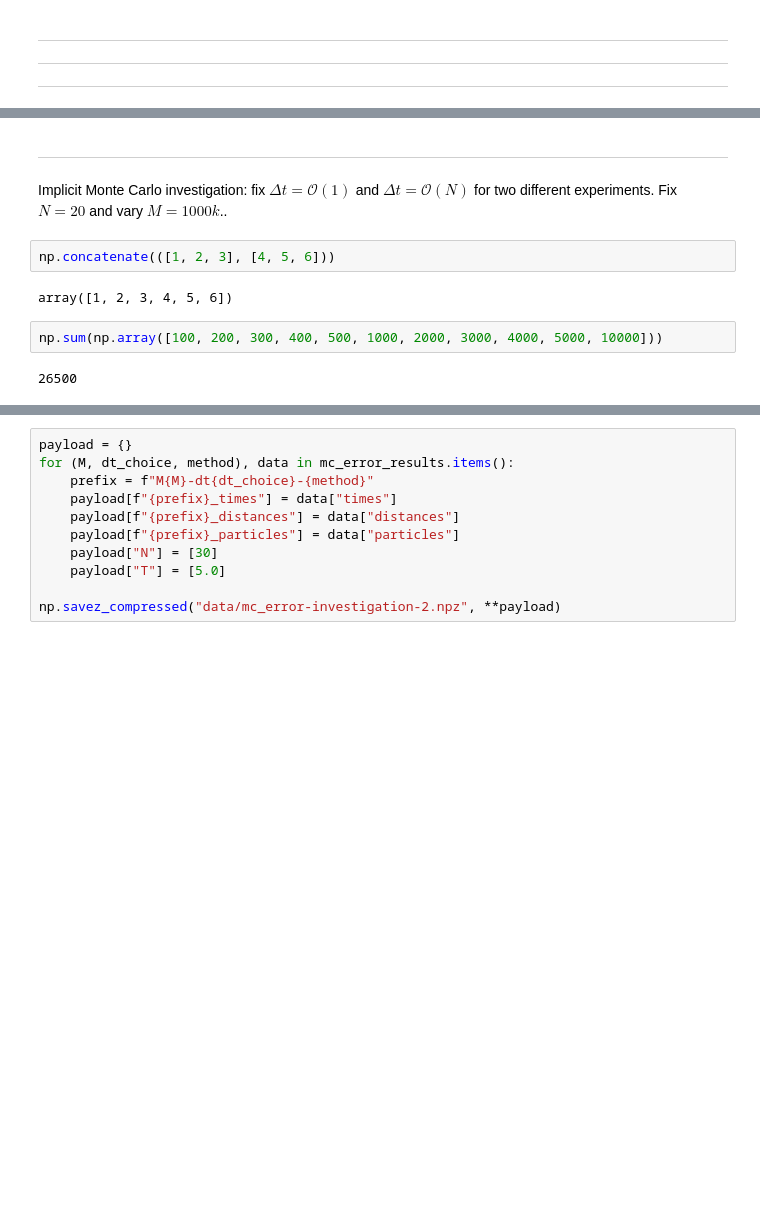
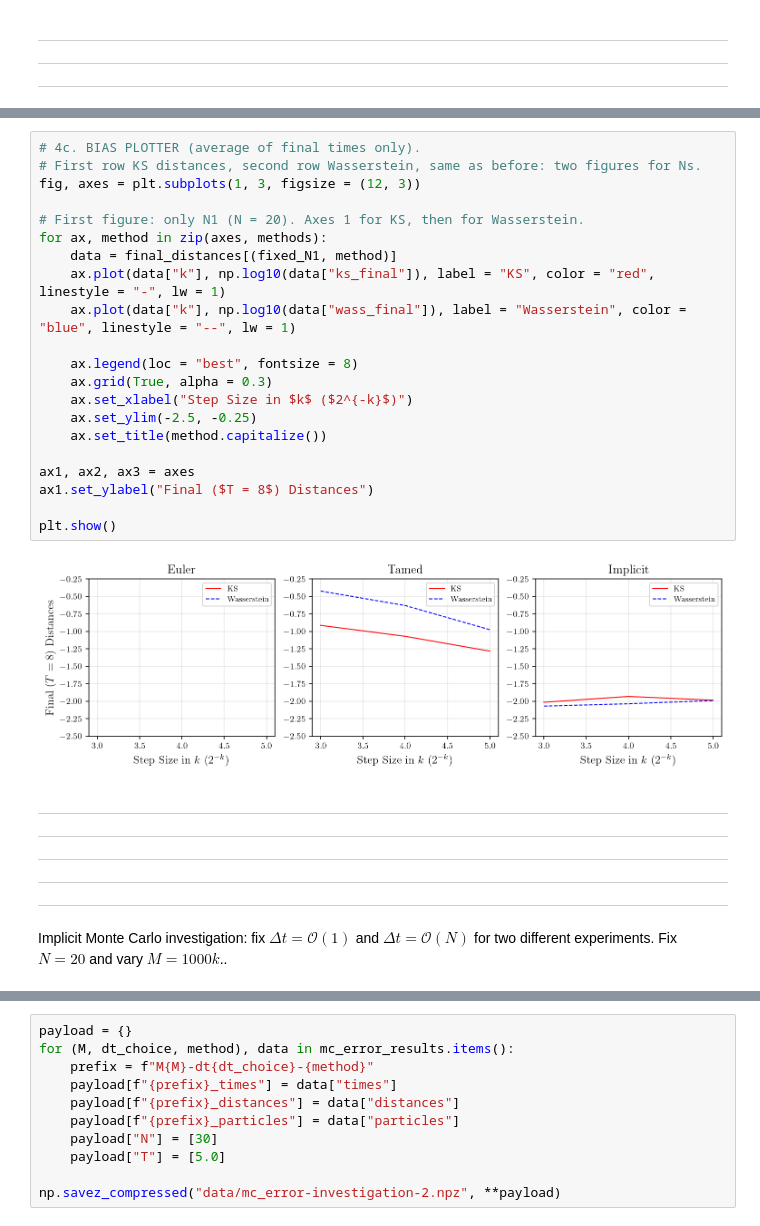
Before and after one commit to fredwdickinson/dissertation, a Jupyter notebook: code/main.ipynb, the cells around one changed output, grey strips where cells are left out. Saved outputs shown, nothing was run; the diff lists cells and outputs as text; blank space fills up the shorter version.

```diff
--- a/code/main.ipynb
+++ b/code/main.ipynb
@@ -330,15 +284,34 @@ NOTE: Check does KS compare to limiting or finite law?
+# %%
+# 4c. BIAS PLOTTER (average of final times only).
+# First row KS distances, second row Wasserstein, same as before: two figures for Ns.
+fig, axes = plt.subplots(1, 3, figsize = (12, 3))
+
+# First figure: only N1 (N = 20). Axes 1 for KS, then for Wasserstein.
+for ax, method in zip(axes, methods):
+    data = final_distances[(fixed_N1, method)]
+    ax.plot(data["k"], np.log10(data["ks_final"]), label = "KS", color = "red", linestyle = "-", lw = 1)
+    ax.plot(data["k"], np.log10(data["wass_final"]), label = "Wasserstein", color = "blue", linestyle = "--", lw = 1)
+
+    ax.legend(loc = "best", fontsize = 8)
+    ax.grid(True, alpha = 0.3)
+    ax.set_xlabel("Step Size in $k$ ($2^{-k}$)")
+    ax.set_ylim(-2.5, -0.25)
+    ax.set_title(method.capitalize())
+
+ax1, ax2, ax3 = axes
+ax1.set_ylabel("Final ($T = 8$) Distances")
+
+plt.show()
+# %% [output]
+[figure, added]
 # %% [markdown]
 ---
+---
+---
+---
+---
 # %% [markdown]
 Implicit Monte Carlo investigation: fix $\Delta t = \mathcal{O}(1)$ and $\Delta t = \mathcal{O}(N)$ for two different experiments. Fix $N = 20$ and vary $M = 1000k$..
-# %%
-np.concatenate(([1, 2, 3], [4, 5, 6]))
-# %% [output]
-array([1, 2, 3, 4, 5, 6])
-# %%
-np.sum(np.array([100, 200, 300, 400, 500, 1000, 2000, 3000, 4000, 5000, 10000]))
-# %% [output]
-26500
 # %%
 T = 5.0; N = 30;
 # M_range = np.concatenate(([100, 200, 500], [1000*k for k in range(1, 5 + 1)]))
```
Also changed, not shown: parts of 24 cells of this notebook, 2 other files.
